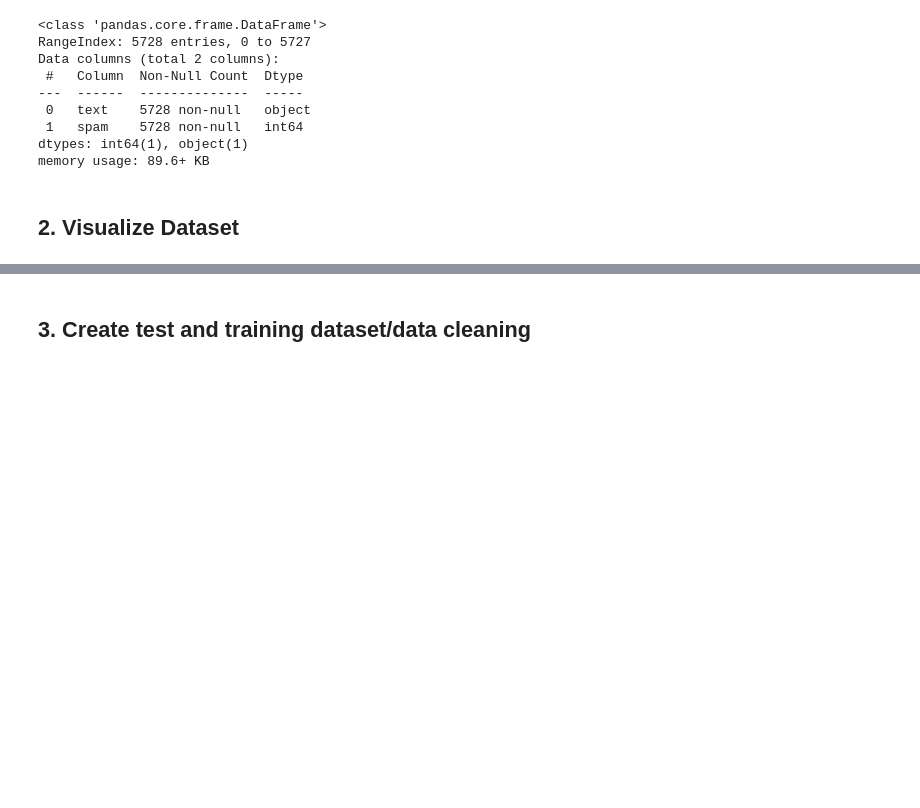
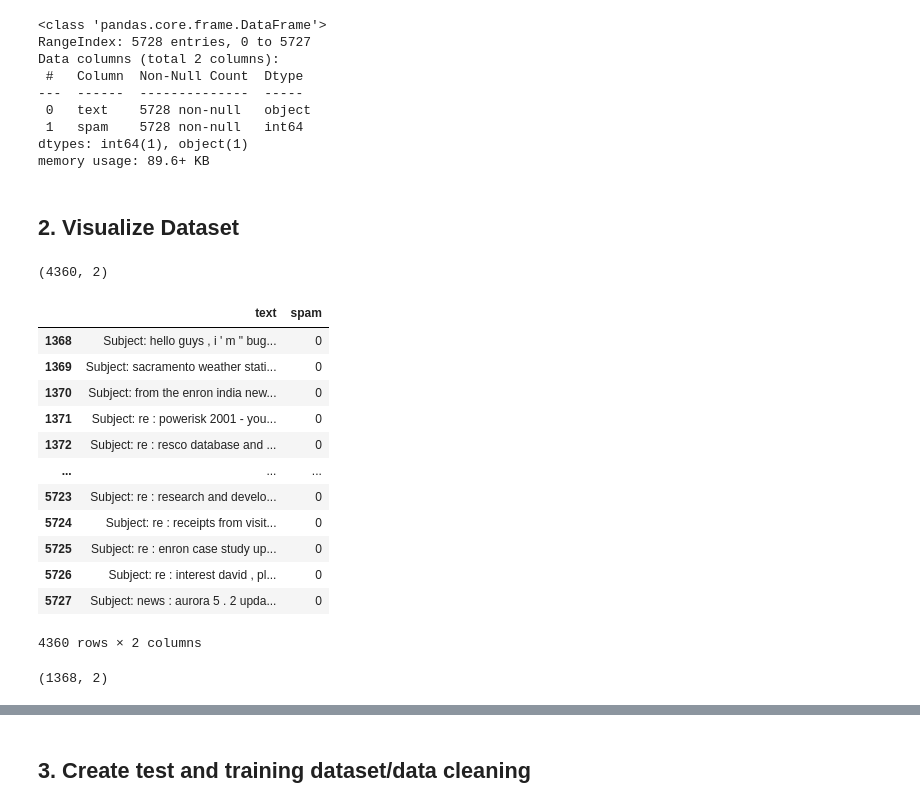
Before and after one commit to ahpmatias/NLP-spam-filter, a Jupyter notebook: Spam Classifier using Naive Bayes.ipynb, the cells around one changed output, grey strips where cells are left out. Drawn from its saved outputs; the diff is of its cells as text; code cells hidden in the pictures; blank space fills up the shorter version.

```diff
--- a/Spam Classifier using Naive Bayes.ipynb
+++ b/Spam Classifier using Naive Bayes.ipynb
@@ -54,3 +54,29 @@ dtypes: int64(1), object(1)
 memory usage: 89.6+ KB
 # %% [markdown]
 ## 2. Visualize Dataset
+# %%
+ham_data = emails_df[emails_df.spam == 0]
+ham_data.shape
+# %% [output]
+(4360, 2)
+# %%
+ham_data
+# %% [output]
+|  | text | spam |
+| 1368 | Subject: hello guys , i ' m " bug... | 0 |
+| 1369 | Subject: sacramento weather stati... | 0 |
+| 1370 | Subject: from the enron india new... | 0 |
+| 1371 | Subject: re : powerisk 2001 - you... | 0 |
+| 1372 | Subject: re : resco database and ... | 0 |
+| ... | ... | ... |
+| 5723 | Subject: re : research and develo... | 0 |
+| 5724 | Subject: re : receipts from visit... | 0 |
+| 5725 | Subject: re : enron case study up... | 0 |
+| 5726 | Subject: re : interest david , pl... | 0 |
+| 5727 | Subject: news : aurora 5 . 2 upda... | 0 |
+4360 rows × 2 columns
+# %%
+spam_data = emails_df[emails_df.spam == 1]
+spam_data.shape
+# %% [output]
+(1368, 2)
```
Also changed, not shown: parts of 3 cells of this notebook.
